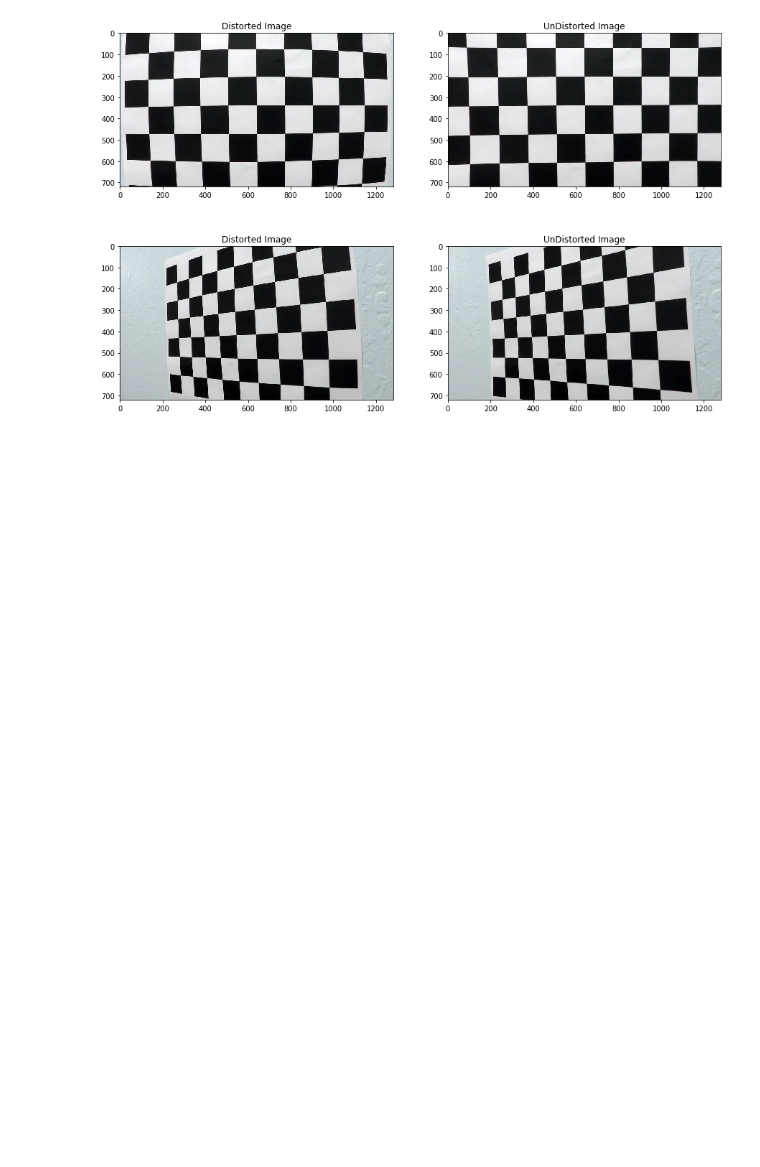
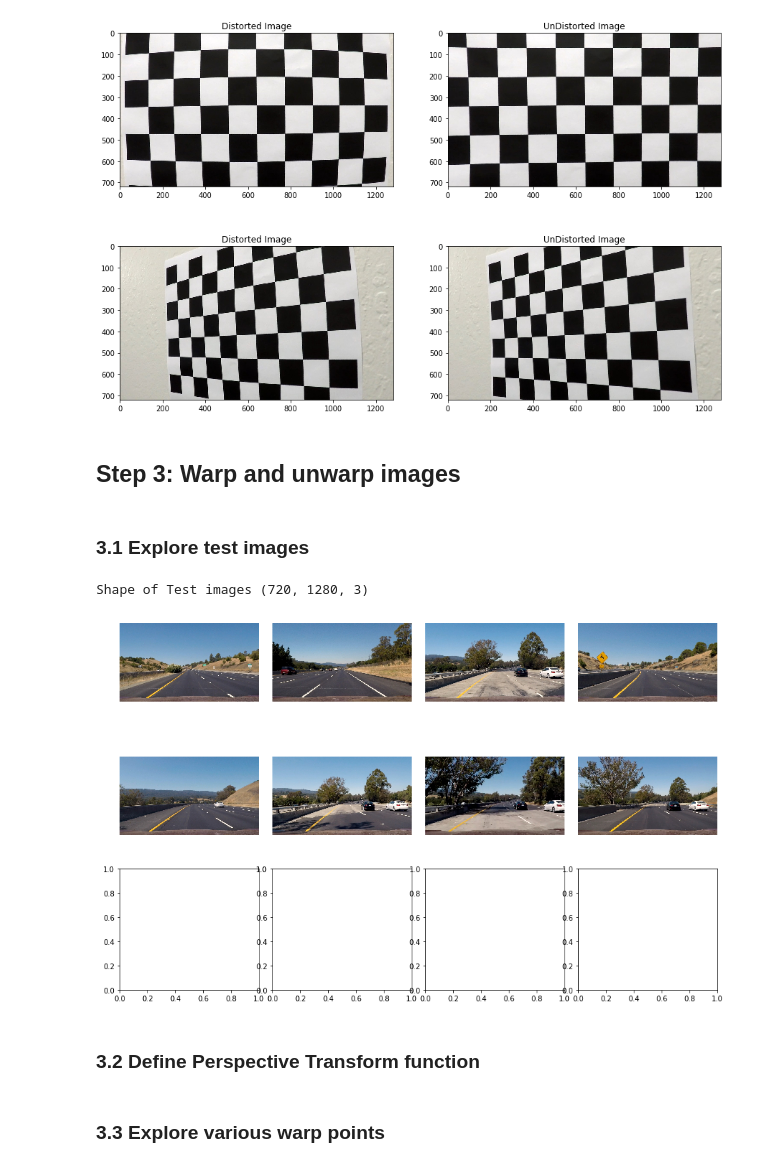
Before and after one commit to gvspraveen/CarND-Advanced-Lane-Lines, a Jupyter notebook: solution.ipynb, the cells around one changed output. Cells and saved outputs as stored; diff of their text form; code cells hidden in the pictures; blank space fills up the shorter version.

Commit message:
Perceptive transform and unwarp

```diff
--- a/solution.ipynb
+++ b/solution.ipynb
@@ -115,3 +118,25 @@ axs[3].set_title('UnDistorted Image')
 # %% [output]
 Text(0.5,1,'UnDistorted Image')
 [figure]
+# %% [markdown]
+## Step 3: Warp and unwarp images
+# %% [markdown]
+### 3.1 Explore test images
+# %%
+test_fnames = glob.glob('./test_images/*.jpg')
+
+print("Shape of Test images", read_image(test_fnames[0]).shape)
+def explore_test_images():
+    images = []
+    for i, test_fname in enumerate(test_fnames):
+        img = read_image(test_fname)
+        images.append(img)
+    plot_images(images)
+
+
+explore_test_images()
+# %% [output]
+Shape of Test images (720, 1280, 3)
+[figure, added]
+# %% [markdown]
+### 3.2 Define Perspective Transform function
@@ -117,0 +155,2 @@ Text(0.5,1,'UnDistorted Image')
+# %% [markdown]
+### 3.3 Explore various warp points
```
Also changed, not shown: parts of 18 cells of this notebook, 1 other file.
